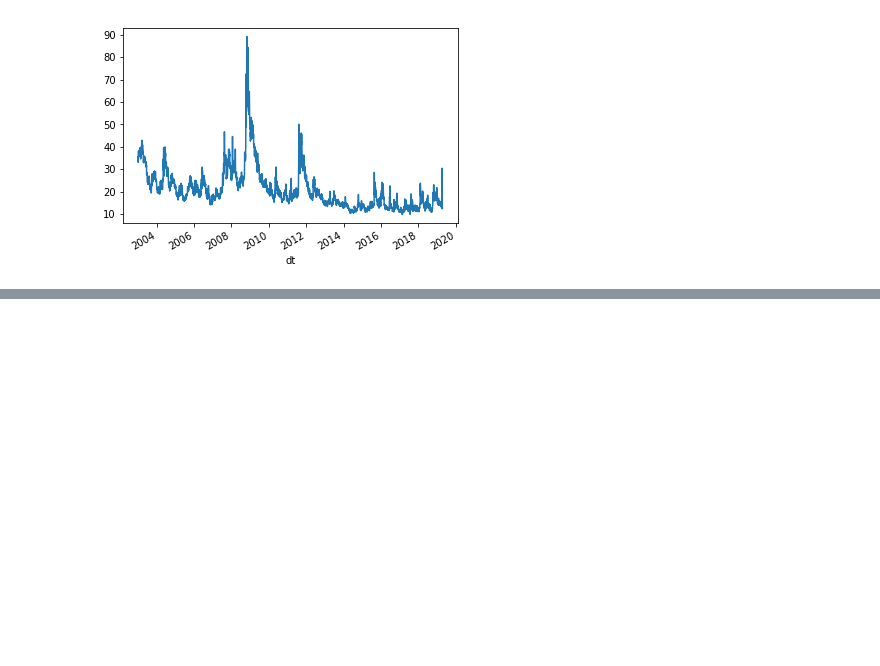
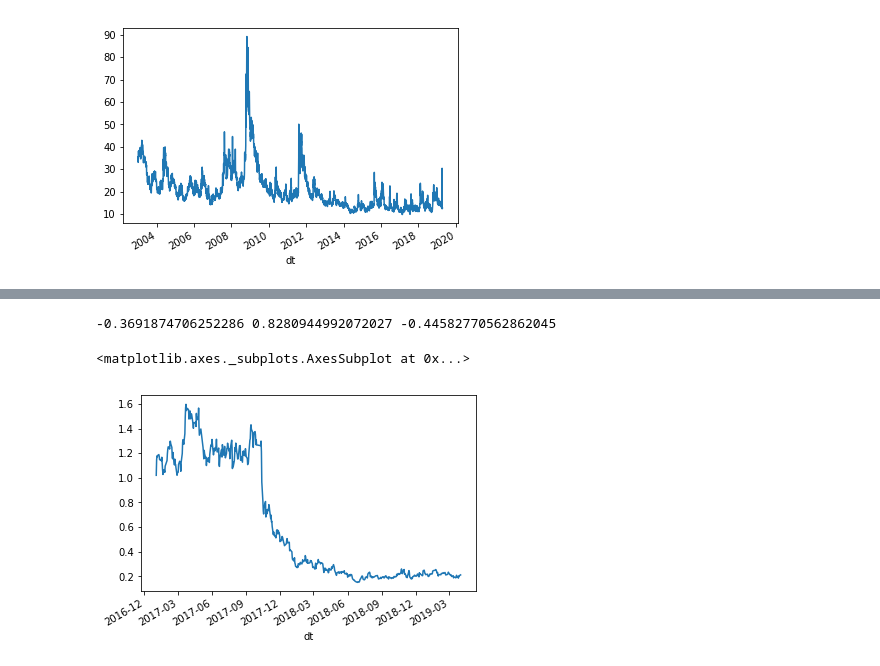
Before and after one commit to kimjungwon90/trade_bot, a Jupyter notebook: ServerSide.ipynb, the cells around one changed output, grey strips where cells are left out. Drawn from its saved outputs; the diff is of its cells as text; code cells hidden in the pictures; blank space fills up the shorter version.

```diff
--- a/ServerSide.ipynb
+++ b/ServerSide.ipynb
@@ -218,0 +241,22 @@ plt.show()
+# %%
+cov_m = df_test.cov()
+# %%
+def pcaWeights(cov, risk_dist=None, risk_target=1.):
+    e_val, e_vec = np.linalg.eigh(cov)
+    indices = e_val.argsort()[::-1]
+    e_val, e_vec = e_val[indices], e_vec[:, indices]
+    if risk_dist is None:
+        risk_dist = np.zeros(cov.shape[0])
+        risk_dist[-1] = 1.
+    loads = risk_target * (risk_dist / e_val) ** .5
+    weights = np.dot(e_vec, np.reshape(loads, (-1, 1)))
+    print(risk_dist == (loads/risk_target) ** 2 * e_val)
+    return weights
+# %%
+risk_weight = np.ones(cov_m.shape[0])
+
+weights = pcaWeights(cov_m, risk_target=1)
+
+weights = pd.Series(weights.flatten(), index=df_test.columns)
+
+weights = weights / weights.abs()
@@ -218,0 +306,10 @@ plt.show()
+# %%
+mean_ = df_test.multiply(weights).sum(axis=1).mean()*252
+std_ = df_test.multiply(weights).sum(axis=1).std()*(252**0.5)
+print(mean_, std_, mean_ / std_)
+
+(df_test.multiply(weights).sum(axis=1) + 1).cumprod().plot()
+# %% [output]
+-0.3691874706252286 0.8280944992072027 -0.44582770562862045
+<matplotlib.axes._subplots.AxesSubplot at 0x...>
+[figure, added]
```
Also changed, not shown: parts of 17 cells of this notebook, 1 other file.
